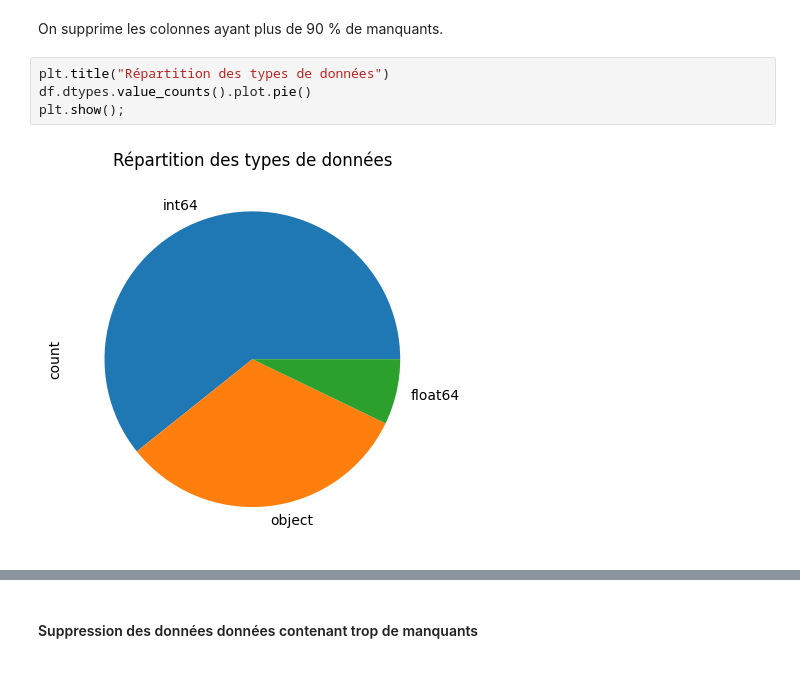
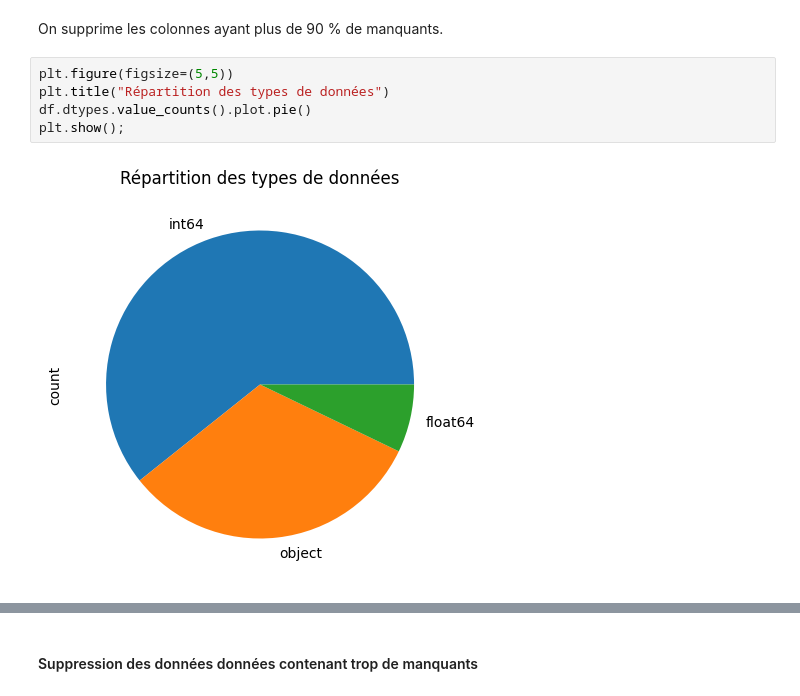
Before and after one commit to Nujadn/accident_route, a Jupyter notebook: analyse_exploratoire.ipynb, the cells around one changed output, grey strips where cells are left out. Cells and saved outputs as stored; diff of their text form.

```diff
--- a/analyse_exploratoire.ipynb
+++ b/analyse_exploratoire.ipynb
@@ -207,8 +209,9 @@ There are 10 columns that have missing values.
 # %% [markdown]
 On supprime les colonnes ayant plus de 90 % de manquants.
 # %%
+plt.figure(figsize=(5,5))
 plt.title("Répartition des types de données")
 df.dtypes.value_counts().plot.pie()
 plt.show();
 # %% [output]
-[figure, old version]
+[figure, new version]
```
Also changed, not shown: parts of 50 cells of this notebook.
